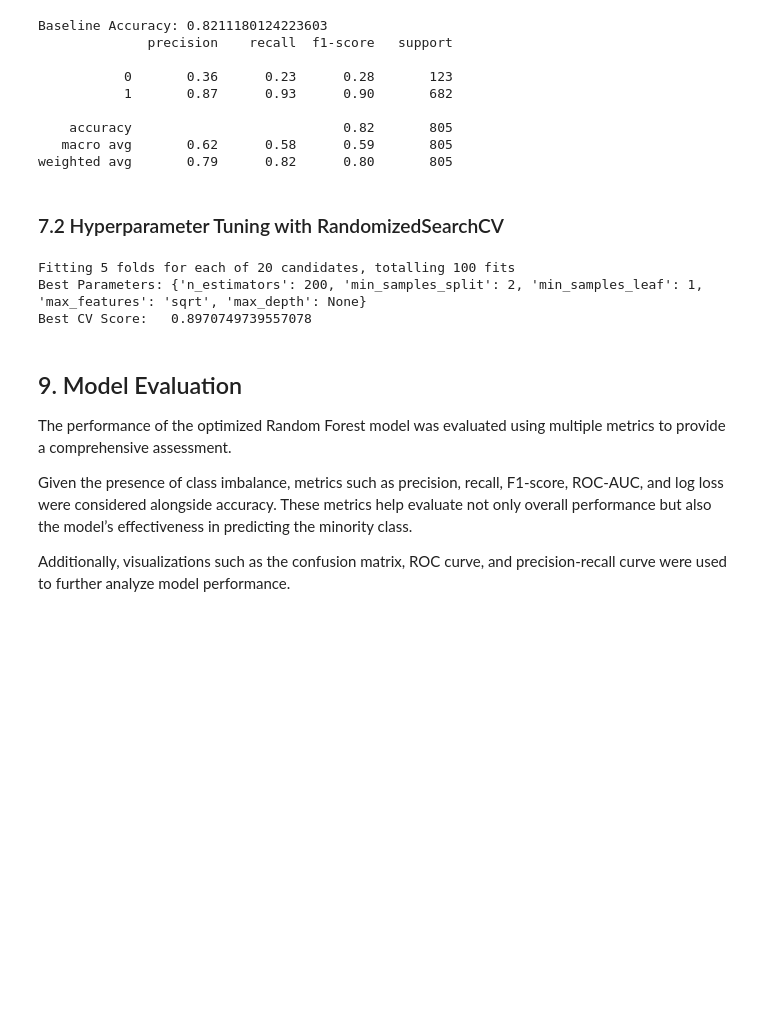
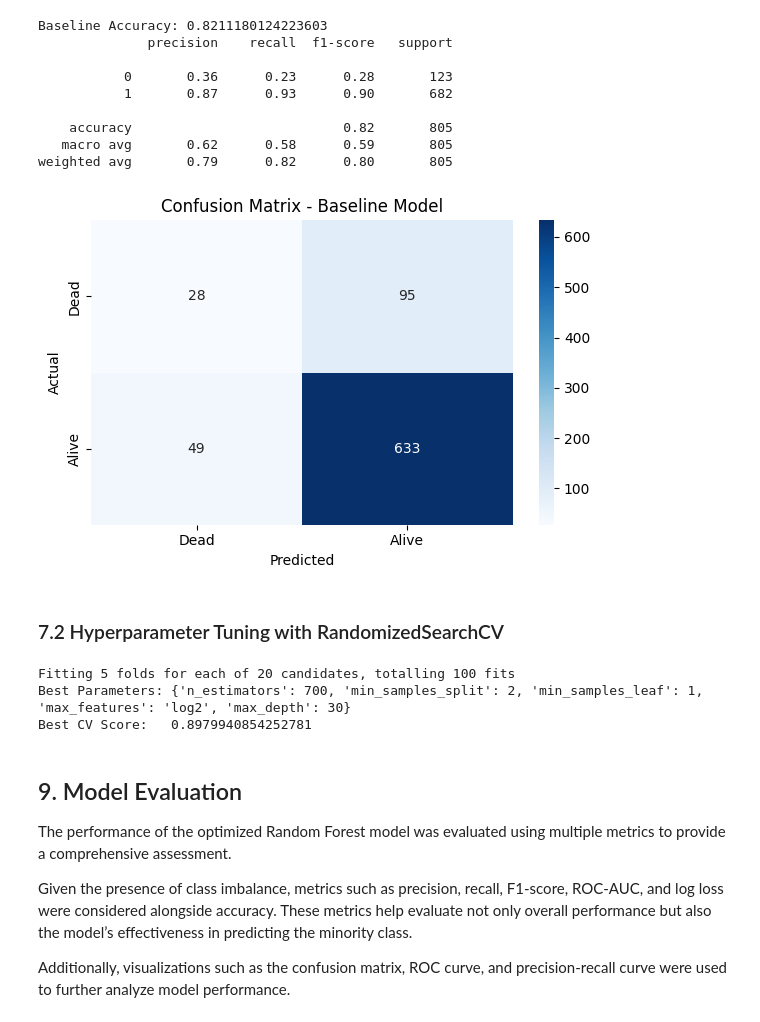
Before and after one commit to Anurangi/ML_Assignment_01, a Jupyter notebook: MS26912134/breast_cancer_prediction_random_forest.ipynb, the cells around one changed output. Drawn from its saved outputs; the diff is of its cells as text; code cells hidden in the pictures; blank space fills up the shorter version.

```diff
--- a/MS26912134/breast_cancer_prediction_random_forest.ipynb
+++ b/MS26912134/breast_cancer_prediction_random_forest.ipynb
@@ -306,15 +306,29 @@ Baseline Accuracy: 0.8211180124223603
     accuracy                           0.82       805
    macro avg       0.62      0.58      0.59       805
 weighted avg       0.79      0.82      0.80       805
+# %%
+cm = confusion_matrix(y_test, y_pred_baseline)
+
+plt.figure(figsize=(6, 4))
+sns.heatmap(cm, annot=True, fmt='d', cmap='Blues',
+            xticklabels=['Dead', 'Alive'],
+            yticklabels=['Dead', 'Alive'])
+plt.xlabel('Predicted')
+plt.ylabel('Actual')
+plt.title('Confusion Matrix - Baseline Model')
+plt.tight_layout()
+plt.show()
+# %% [output]
+[figure, added]
 # %% [markdown]
 ### 7.2 Hyperparameter Tuning with RandomizedSearchCV
 # %%
 param_dist = {
-    'n_estimators': [100, 200],
-    'max_depth': [None, 10, 20],
-    'min_samples_split': [2, 5],
-    'min_samples_leaf': [1, 3],
-    'max_features': ['sqrt']
+    'n_estimators': [400, 700, 1000],
+    'max_depth': [None, 10, 20, 30],
+    'min_samples_split': [2, 5, 10],
+    'min_samples_leaf': [1, 3, 5],
+    'max_features': ['sqrt', 'log2']
 }
 
 rf = RandomForestClassifier(random_state=42, class_weight="balanced")
@@ -336,8 +350,8 @@ print('Best Parameters:', random_search.best_params_)
 print('Best CV Score:  ', random_search.best_score_)
 # %% [output]
 Fitting 5 folds for each of 20 candidates, totalling 100 fits
-Best Parameters: {'n_estimators': 200, 'min_samples_split': 2, 'min_samples_leaf': 1, 'max_features': 'sqrt', 'max_depth': None}
-Best CV Score:   0.8970749739557078
+Best Parameters: {'n_estimators': 700, 'min_samples_split': 2, 'min_samples_leaf': 1, 'max_features': 'log2', 'max_depth': 30}
+Best CV Score:   0.8979940854252781
 # %% [markdown]
 ## 9. Model Evaluation
 
```
Also changed, not shown: parts of 6 cells of this notebook.
